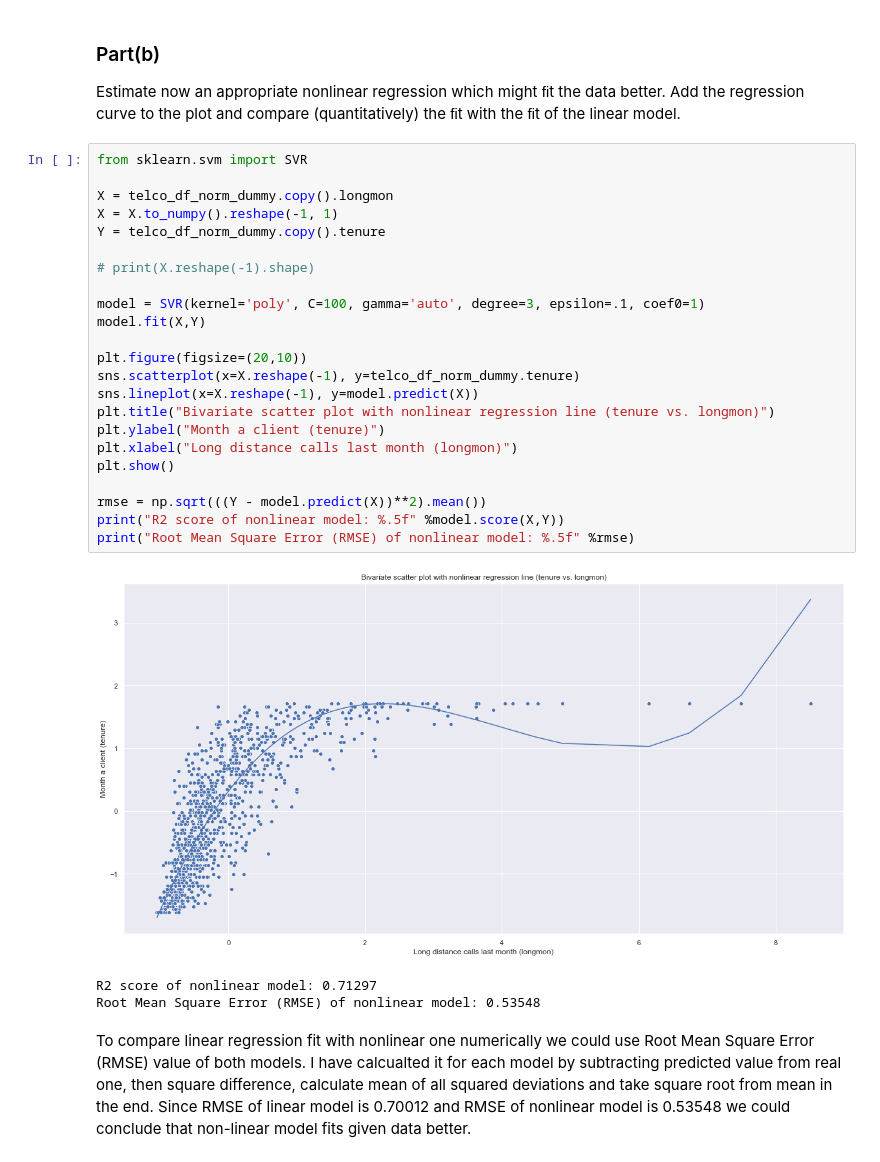
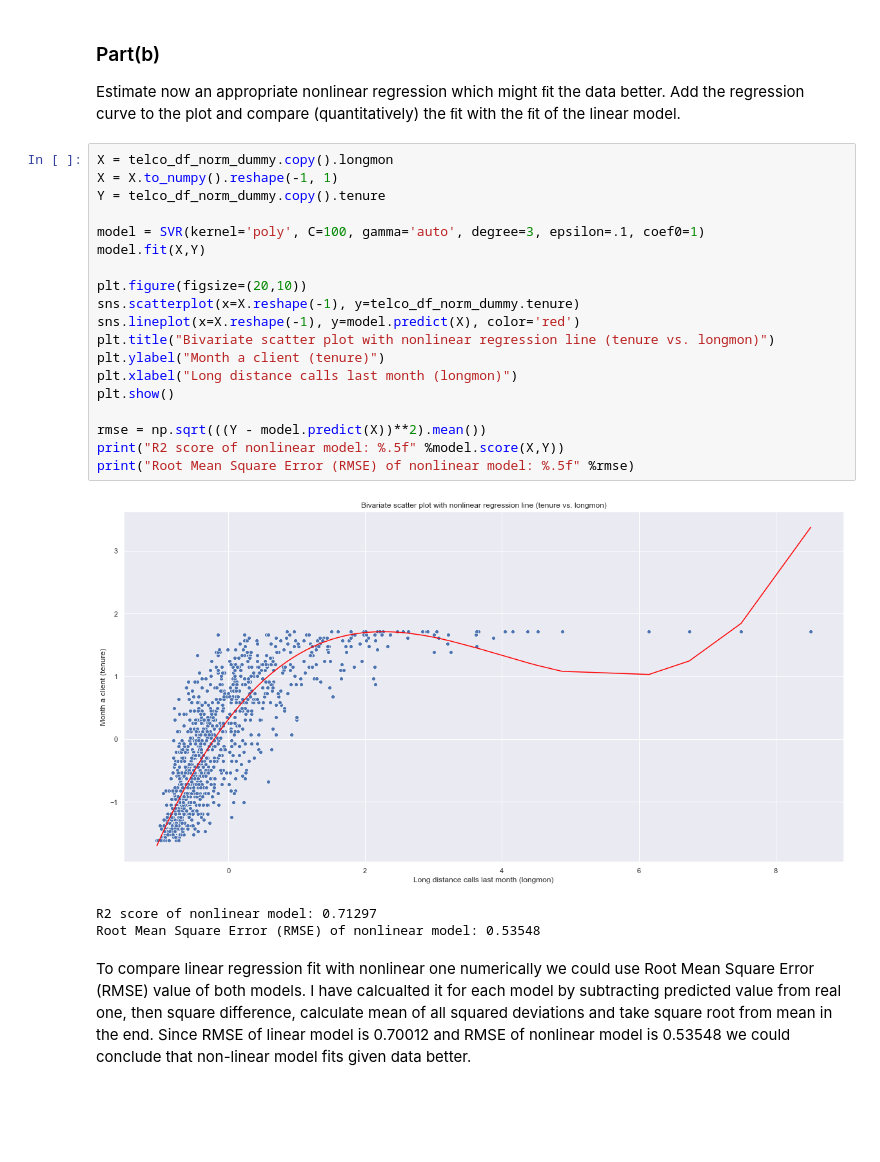
Before and after one commit to kai-wren/Statistic, a Jupyter notebook: Assignment 3.ipynb, the cells around one changed output. Cells and saved outputs as stored; diff of their text form; blank space fills up the shorter version.

```diff
--- a/Assignment 3.ipynb
+++ b/Assignment 3.ipynb
@@ -226,30 +227,26 @@ Root Mean Square Error (RMSE): 0.70012
 
 Estimate now an appropriate nonlinear regression which might ﬁt the data better. Add the regression curve to the plot and compare (quantitatively) the ﬁt with the ﬁt of the linear model.
 # %%
-from sklearn.svm import SVR
-
 X = telco_df_norm_dummy.copy().longmon
 X = X.to_numpy().reshape(-1, 1)
 Y = telco_df_norm_dummy.copy().tenure
-
-# print(X.reshape(-1).shape)
 
 model = SVR(kernel='poly', C=100, gamma='auto', degree=3, epsilon=.1, coef0=1)
 model.fit(X,Y)
 
 plt.figure(figsize=(20,10))
 sns.scatterplot(x=X.reshape(-1), y=telco_df_norm_dummy.tenure)
-sns.lineplot(x=X.reshape(-1), y=model.predict(X))
+sns.lineplot(x=X.reshape(-1), y=model.predict(X), color='red')
 plt.title("Bivariate scatter plot with nonlinear regression line (tenure vs. longmon)")
 plt.ylabel("Month a client (tenure)")
 plt.xlabel("Long distance calls last month (longmon)")
 plt.show()
 
 rmse = np.sqrt(((Y - model.predict(X))**2).mean())
 print("R2 score of nonlinear model: %.5f" %model.score(X,Y))
 print("Root Mean Square Error (RMSE) of nonlinear model: %.5f" %rmse)
 # %% [output]
-[figure, old version]
+[figure, new version]
 R2 score of nonlinear model: 0.71297
 Root Mean Square Error (RMSE) of nonlinear model: 0.53548
 # %% [markdown]
```
Also changed, not shown: parts of 10 cells of this notebook.
